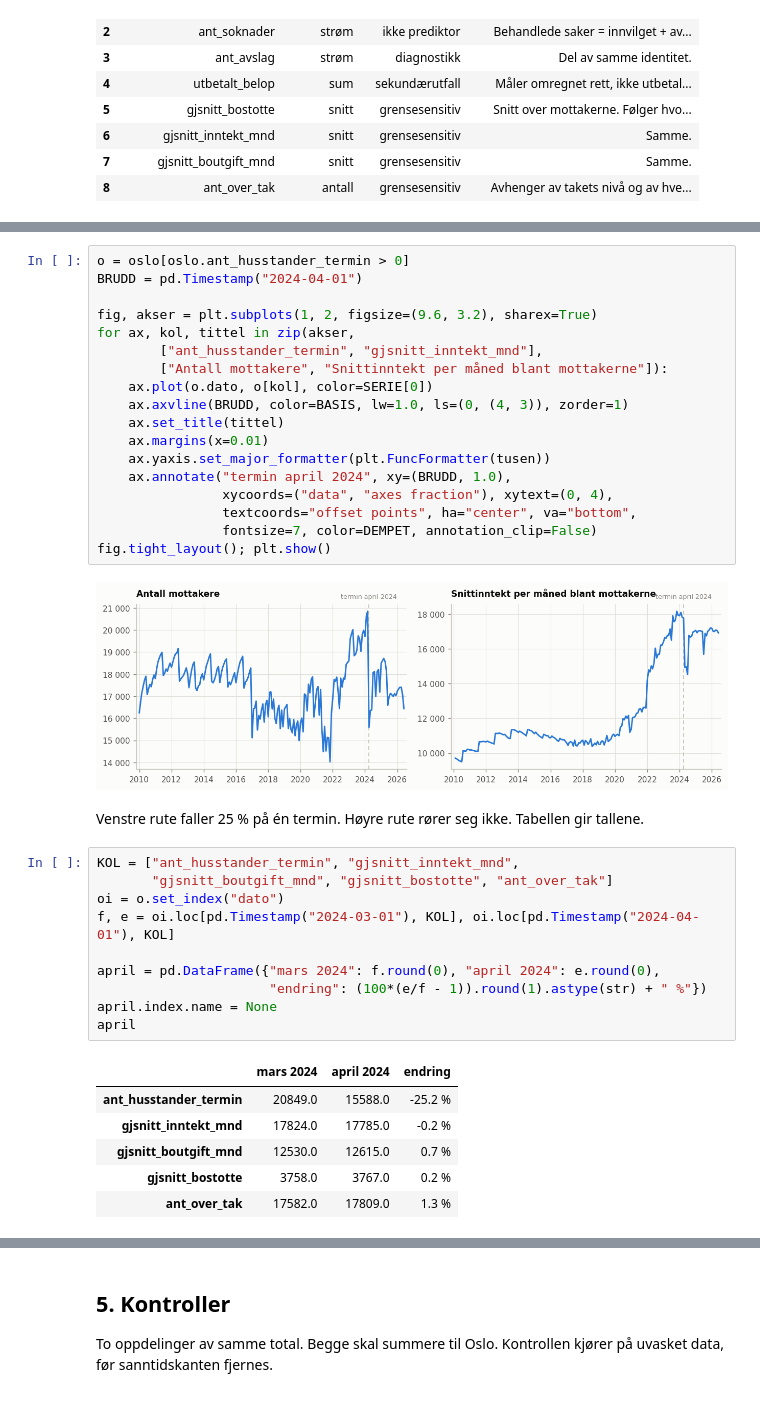
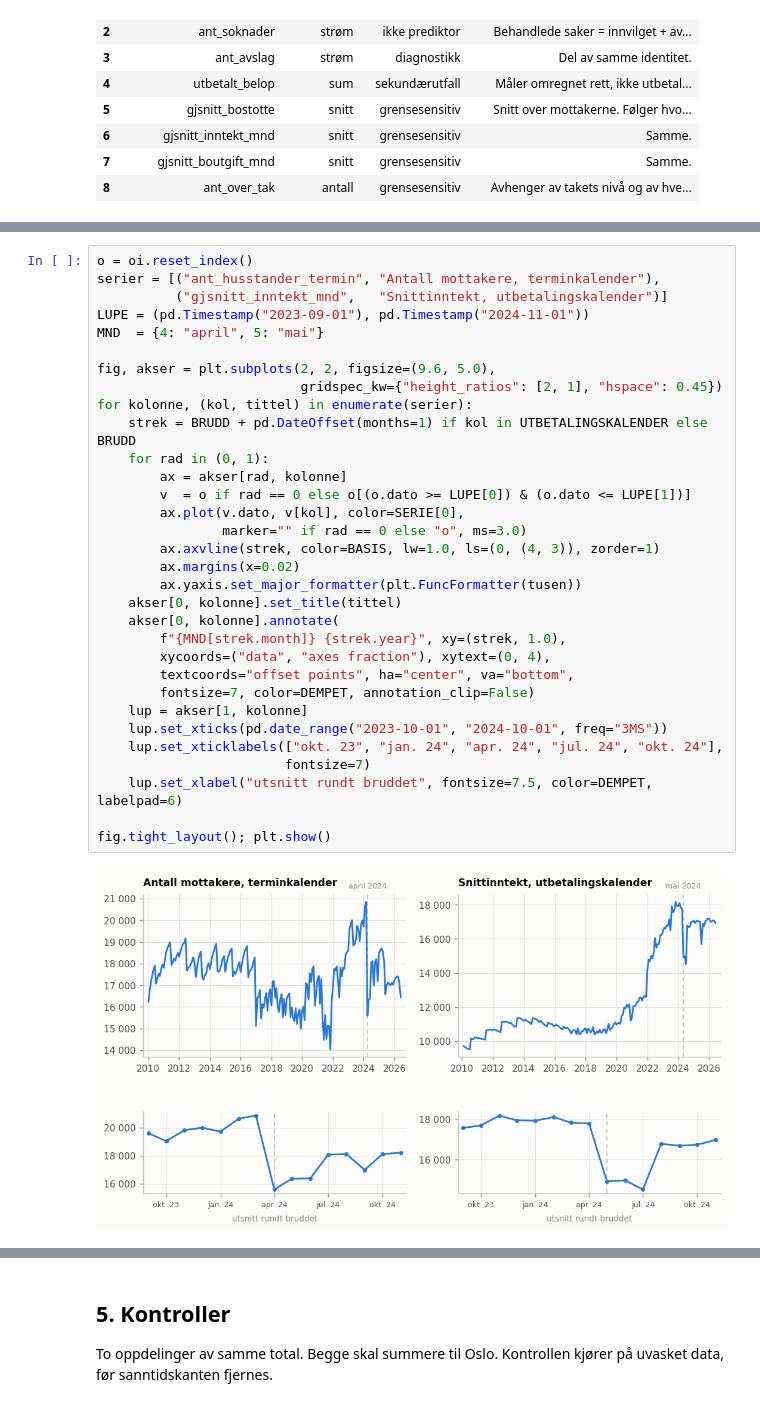
Before and after one commit to Torcode/bostotte-oslo, a Jupyter notebook: notebooks/bostotte_01_grunnlag.ipynb, the cells around one changed output, grey strips where cells are left out. Cells and saved outputs as stored; diff of their text form.

```diff
--- a/notebooks/bostotte_01_grunnlag.ipynb
+++ b/notebooks/bostotte_01_grunnlag.ipynb
@@ -296,40 +564,34 @@ seriene har hver sin skala og står derfor i hver sin rute.
 # %%
-o = oslo[oslo.ant_husstander_termin > 0]
-BRUDD = pd.Timestamp("2024-04-01")
+o = oi.reset_index()
+serier = [("ant_husstander_termin", "Antall mottakere, terminkalender"),
+          ("gjsnitt_inntekt_mnd",   "Snittinntekt, utbetalingskalender")]
+LUPE = (pd.Timestamp("2023-09-01"), pd.Timestamp("2024-11-01"))
+MND  = {4: "april", 5: "mai"}
 
-fig, akser = plt.subplots(1, 2, figsize=(9.6, 3.2), sharex=True)
-for ax, kol, tittel in zip(akser,
-        ["ant_husstander_termin", "gjsnitt_inntekt_mnd"],
-        ["Antall mottakere", "Snittinntekt per måned blant mottakerne"]):
-    ax.plot(o.dato, o[kol], color=SERIE[0])
-    ax.axvline(BRUDD, color=BASIS, lw=1.0, ls=(0, (4, 3)), zorder=1)
-    ax.set_title(tittel)
-    ax.margins(x=0.01)
-    ax.yaxis.set_major_formatter(plt.FuncFormatter(tusen))
-    ax.annotate("termin april 2024", xy=(BRUDD, 1.0),
-                xycoords=("data", "axes fraction"), xytext=(0, 4),
-                textcoords="offset points", ha="center", va="bottom",
-                fontsize=7, color=DEMPET, annotation_clip=False)
+fig, akser = plt.subplots(2, 2, figsize=(9.6, 5.0),
+                          gridspec_kw={"height_ratios": [2, 1], "hspace": 0.45})
+for kolonne, (kol, tittel) in enumerate(serier):
+    strek = BRUDD + pd.DateOffset(months=1) if kol in UTBETALINGSKALENDER else BRUDD
+    for rad in (0, 1):
+        ax = akser[rad, kolonne]
+        v  = o if rad == 0 else o[(o.dato >= LUPE[0]) & (o.dato <= LUPE[1])]
+        ax.plot(v.dato, v[kol], color=SERIE[0],
+                marker="" if rad == 0 else "o", ms=3.0)
+        ax.axvline(strek, color=BASIS, lw=1.0, ls=(0, (4, 3)), zorder=1)
+        ax.margins(x=0.02)
+        ax.yaxis.set_major_formatter(plt.FuncFormatter(tusen))
+    akser[0, kolonne].set_title(tittel)
+    akser[0, kolonne].annotate(
+        f"{MND[strek.month]} {strek.year}", xy=(strek, 1.0),
+        xycoords=("data", "axes fraction"), xytext=(0, 4),
+        textcoords="offset points", ha="center", va="bottom",
+        fontsize=7, color=DEMPET, annotation_clip=False)
+    lup = akser[1, kolonne]
+    lup.set_xticks(pd.date_range("2023-10-01", "2024-10-01", freq="3MS"))
+    lup.set_xticklabels(["okt. 23", "jan. 24", "apr. 24", "jul. 24", "okt. 24"],
+                        fontsize=7)
+    lup.set_xlabel("utsnitt rundt bruddet", fontsize=7.5, color=DEMPET, labelpad=6)
+
 fig.tight_layout(); plt.show()
 # %% [output]
-[figure, old version]
+[figure, new version]
-# %% [markdown]
-Venstre rute faller 25 % på én termin. Høyre rute rører seg ikke. Tabellen gir
-tallene.
-# %%
-KOL = ["ant_husstander_termin", "gjsnitt_inntekt_mnd",
-       "gjsnitt_boutgift_mnd", "gjsnitt_bostotte", "ant_over_tak"]
-oi = o.set_index("dato")
-f, e = oi.loc[pd.Timestamp("2024-03-01"), KOL], oi.loc[pd.Timestamp("2024-04-01"), KOL]
-
-april = pd.DataFrame({"mars 2024": f.round(0), "april 2024": e.round(0),
-                      "endring": (100*(e/f - 1)).round(1).astype(str) + " %"})
-april.index.name = None
-april
-# %% [output]
-|  | mars 2024 | april 2024 | endring |
-| ant_husstander_termin | 20849.0 | 15588.0 | -25.2 % |
-| gjsnitt_inntekt_mnd | 17824.0 | 17785.0 | -0.2 % |
-| gjsnitt_boutgift_mnd | 12530.0 | 12615.0 | 0.7 % |
-| gjsnitt_bostotte | 3758.0 | 3767.0 | 0.2 % |
-| ant_over_tak | 17582.0 | 17809.0 | 1.3 % |
```
Also changed, not shown: parts of 25 cells of this notebook.
